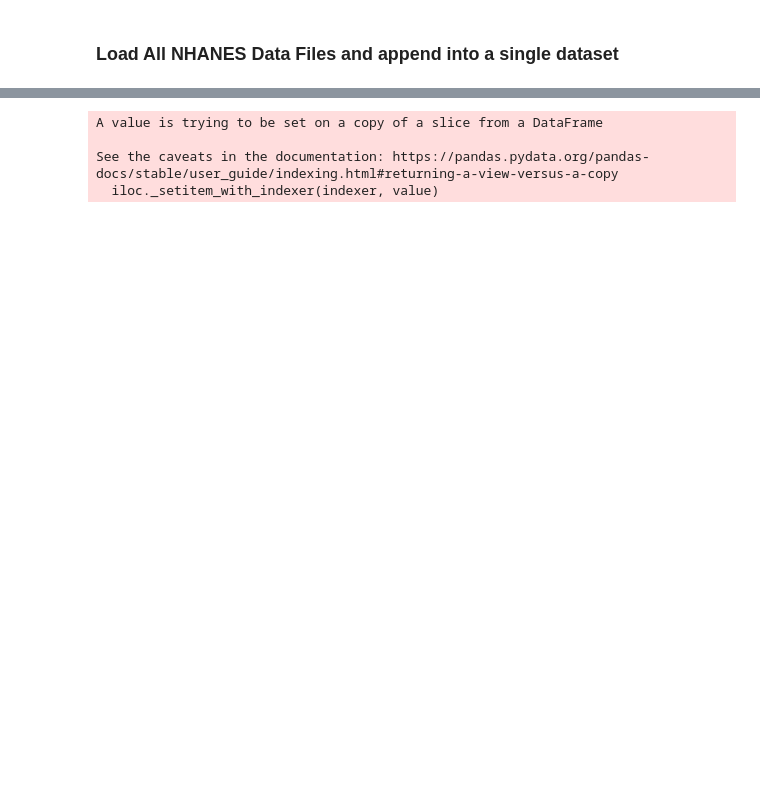
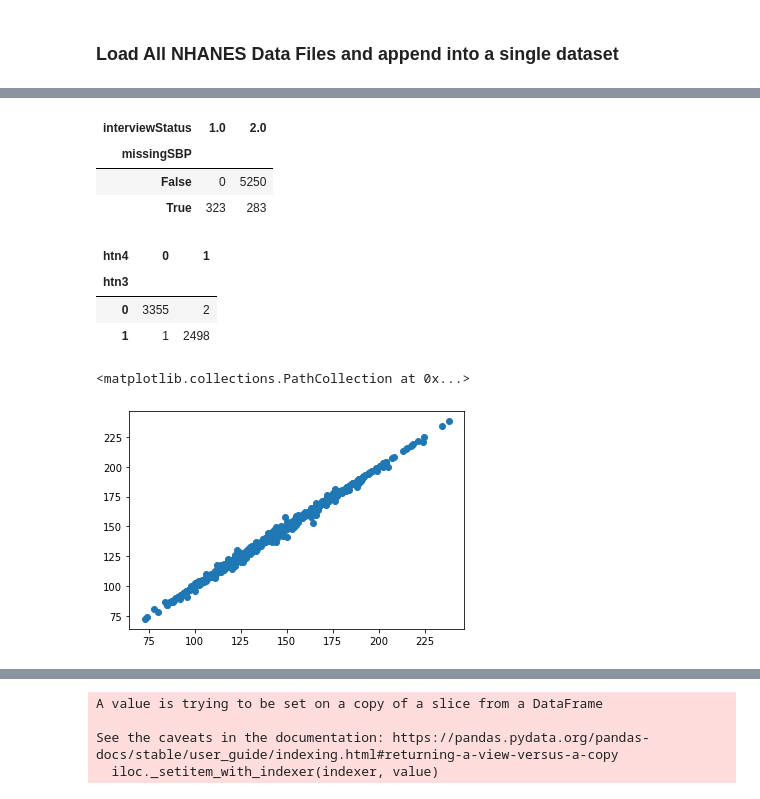
Before and after one commit to jburke5/microsimNHANES, a Jupyter notebook: buildNHANESImputedDataset.ipynb, the cells around one changed output, grey strips where cells are left out. Drawn from its saved outputs; the diff is of its cells as text; code cells hidden in the pictures; blank space fills up the shorter version.

```diff
--- a/buildNHANESImputedDataset.ipynb
+++ b/buildNHANESImputedDataset.ipynb
@@ -165,7 +201,8 @@ def loadYear(dir):
                          'PAQ650' : 'vigorousRecreation', 'PAQ665' : 'moderateRecreation',
                          'PAD020' : 'walkBikeOld', 'PAD200' : 'vigorousOld', 'PAD320' : 'moderateOld',
                          'ALQ130' : 'alcoholDrinksPerDay', 'ALQ100' : 'alcoholLastYear',
-                         'ALQ110' : 'alcoholLifetime'}
+                         'ALQ110' : 'alcoholLifetime', 'RIDSTATR' : 'interviewStatus',
+                         'BPQ020' : 'selfReportHtn', 'BPQ050A': 'selfReportCurrentHtnMed'}
 
     alternateNames = {'LBXTC' : ['LBXTC_x' ], 'LBDHDD' : ['LBDHDL','LBXHDD', 'LBDHDL_x']}
 
@@ -254,12 +291,21 @@ combined.alcoholPerWeek= np.where(combined.alcoholLastYear ==2, 0, combined.alco
 combined.alcoholPerWeek = np.where(combined.alcoholLifetime ==2, 0, combined.alcoholPerWeek)
 combined.alcoholPerWeek = np.where(combined.alcoholDrinksPerDay > 40, np.nan, combined.alcoholPerWeek)
 
+combined['completedInterview'] = 0
+combined.loc[combined.interviewStatus==2,'completedInterview'] = 1
+
 # there are a bunch of very low DBPs that don't correlate with SBPs at all...we're going to call those missing
 # and then impute them
 combined.loc[combined.meanDBP < 40, 'meanDBP'] = np.nan
+combined['year'] = combined['year'].astype('int')
+combined['missingSBP'] = combined.meanSBP.isna()
+
+# get some information for anti-hypertensifes to help imputatino...
+combined.loc[combined['selfReportHtn'] !=1, 'selfReportHtn'] = 0
+combined.loc[combined['selfReportCurrentHtnMed'] !=1, 'selfReportCurrentHtnMed'] = 0
 
 
 ### Clean up some variables with muitple field names and build a smoking summary variable
-over18 = combined.loc[combined.age > 18]
+over18 = combined.loc[combined.age >= 18]
 # %% [output]
 TRIGLY_G.XPT
@@ -281,0 +389,3 @@ SMQ_J.XPT
+# %%
+test2017All = combined.loc[combined.year==2017]
+test2017Adult = over18.loc[over18.year==2017]
@@ -281,0 +400,3 @@ SMQ_J.XPT
+# %%
+test2017Adult['missingSBPOnly'] = test2017Adult['missingSBP'] & (test2017Adult['interviewStatus'] == 2)
+test2017Adult.groupby('missingSBPOnly')[['age', 'gender', 'meanDBP', 'bmi', 'ldl', 'waist', 'tot_chol', 'smokingStatus']].mean()
@@ -281,0 +413,21 @@ SMQ_J.XPT
+# %%
+pd.crosstab(test2017Adult.missingSBP, test2017Adult.interviewStatus)
+# %% [output]
+| interviewStatus | 1.0 | 2.0 |
+| missingSBP |  |  |
+| False | 0 | 5250 |
+| True | 323 | 283 |
+# %%
+# ok...it doesn't look like the problem is 3 measures vs. 4...that's not going to be a source of bias...
+pd.crosstab(test2017Adult.htn3, test2017Adult.htn4)
+# %% [output]
+| htn4 | 0 | 1 |
+| htn3 |  |  |
+| 0 | 3355 | 2 |
+| 1 | 1 | 2498 |
+# %%
+# 3 measures vs. 4 meaures isn't our problem...
+plt.scatter(test2017Adult.meanSBP3, test2017Adult.meanSBP)
+# %% [output]
+<matplotlib.collections.PathCollection at 0x...>
+[figure, added]
```
Also changed, not shown: parts of 39 cells of this notebook, 5 other files.
